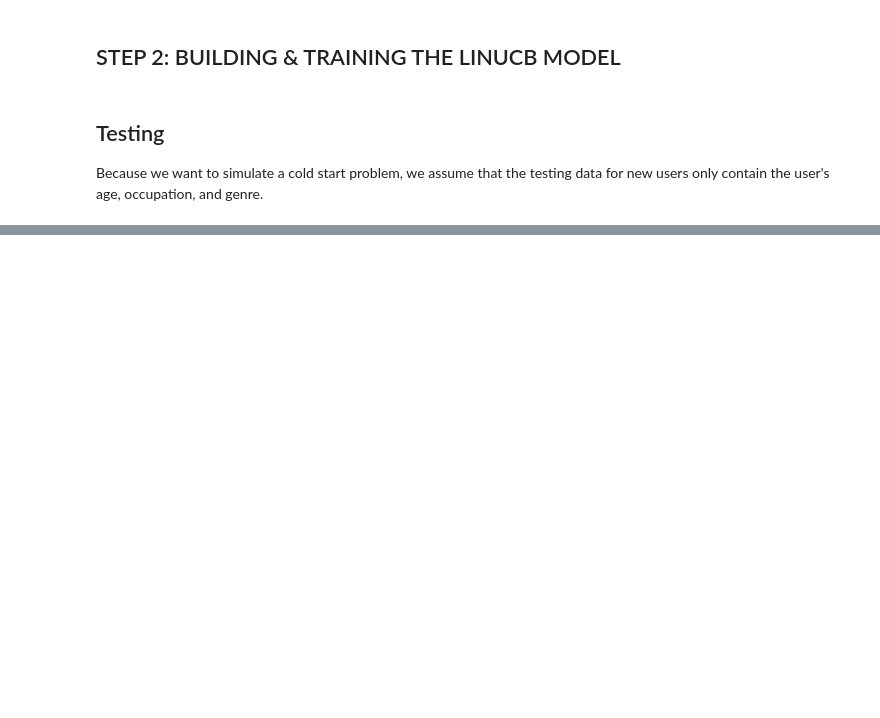
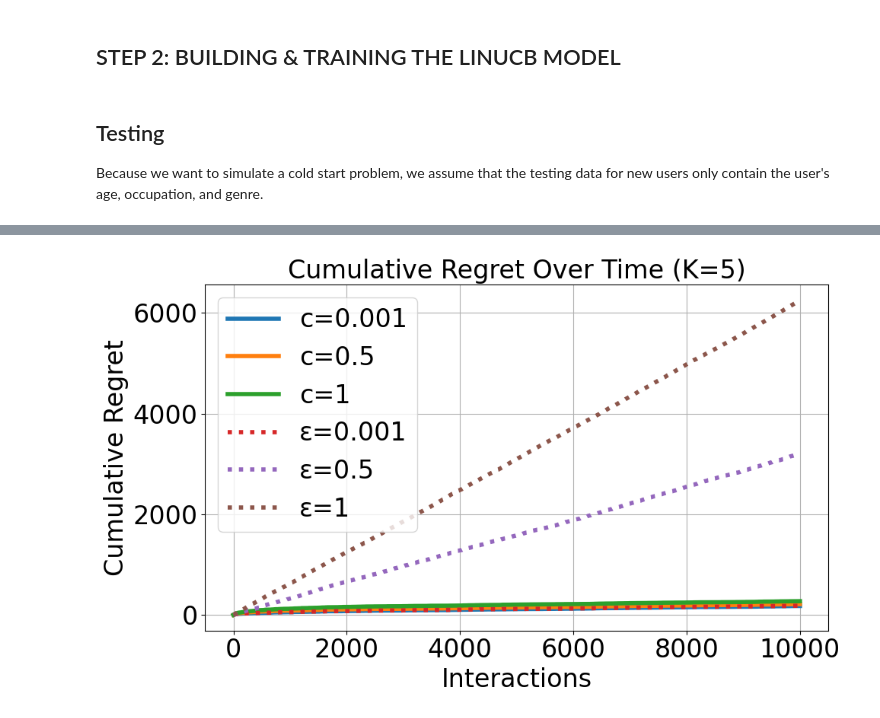
Before and after one commit to ReinerJasin/Multi-Armed-Bandit, a Jupyter notebook: Contextual Bandit Results/Contextual Bandit with Movie Clustering 5.ipynb, the cells around one changed output, grey strips where cells are left out. Cells and saved outputs as stored; diff of their text form; code cells hidden in the pictures; blank space fills up the shorter version.

```diff
--- a/Contextual Bandit Results/Contextual Bandit with Movie Clustering 5.ipynb
+++ b/Contextual Bandit Results/Contextual Bandit with Movie Clustering 5.ipynb
@@ -419,3 +310,33 @@ ContextualEpsilonGreedy (epsilon: 0.5) - Average NDCG: 0.6566
 ContextualEpsilonGreedy (epsilon: 1) - Cumulative Regret: 6248.4000
 ContextualEpsilonGreedy (epsilon: 1) - Average Regret per Interaction: 0.6248
 ContextualEpsilonGreedy (epsilon: 1) - Average NDCG: 0.6575
+# %%
+import matplotlib.pyplot as plt
+import numpy as np
+
+plt.figure(figsize=(10, 6))
+
+for model in model_list:
+    regrets = online_regrets[model]
+    cumulative_regret = np.cumsum(regrets)
+
+    # Labeling and line style
+    if model.__class__.__name__ == "ContextualEpsilonGreedy":
+        label = f"ε={model.epsilon}"
+        linestyle = ':'  # Dotted line
+    else:
+        label = f"c={model.alpha}"
+        linestyle = '-'  # Solid line
+
+    plt.plot(cumulative_regret, label=label, linestyle=linestyle, linewidth=4)
+
+plt.xlabel("Interactions", fontsize=24)
+plt.ylabel("Cumulative Regret", fontsize=24)
+plt.tick_params(axis='both', labelsize=24)
+plt.title("Cumulative Regret Over Time (K=5)", fontsize=24)
+plt.legend(fontsize=24)
+plt.grid(True)
+plt.tight_layout()
+plt.show()
+# %% [output]
+[figure, added]
```
Also changed, not shown: parts of 5 cells of this notebook, 4 other files.
